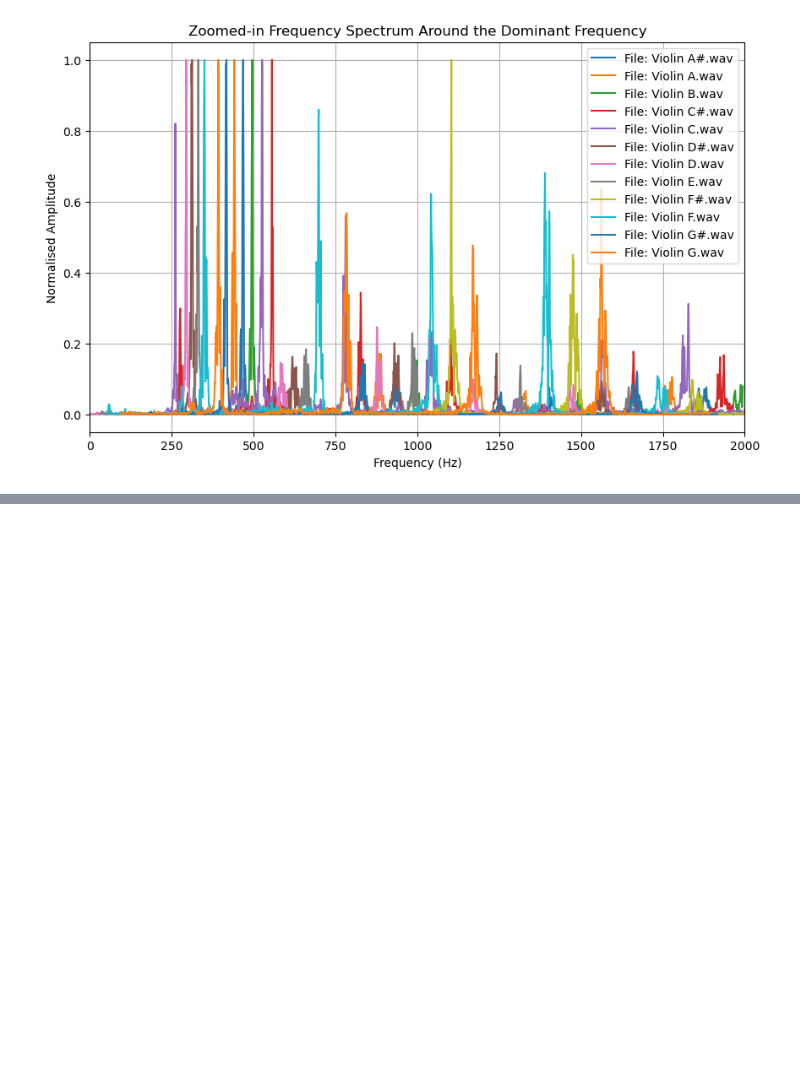
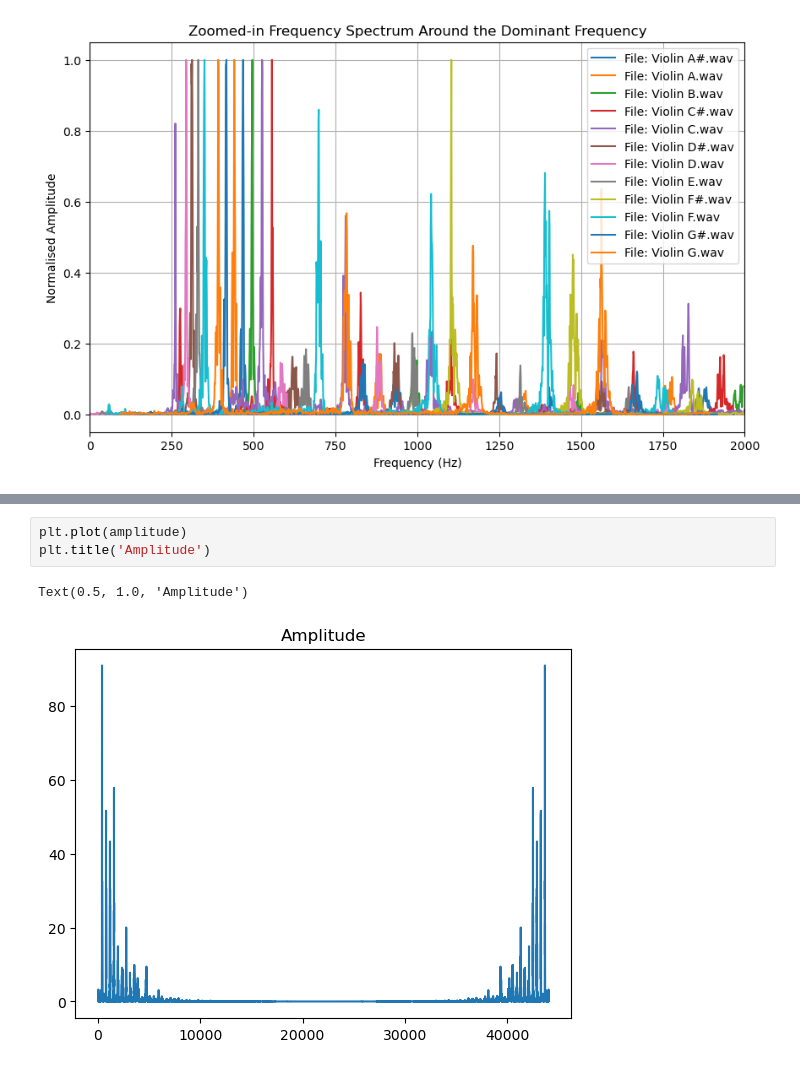
Before and after one commit to SPS-SP2273/learning-portfolio-2025-january-eggvoki, a Jupyter notebook: App challenge (learn pandas)/ Violin 12 notes attempt.ipynb, the cells around one changed output, grey strips where cells are left out. Drawn from its saved outputs; the diff is of its cells as text; blank space fills up the shorter version.

```diff
--- a/App challenge (learn pandas)/ Violin 12 notes attempt.ipynb
+++ b/App challenge (learn pandas)/ Violin 12 notes attempt.ipynb
@@ -65,0 +79,6 @@ plt.show()
+# %%
+plt.plot(amplitude)
+plt.title('Amplitude')
+# %% [output]
+Text(0.5, 1.0, 'Amplitude')
+[figure, added]
```
Also changed, not shown: parts of 4 cells of this notebook.
